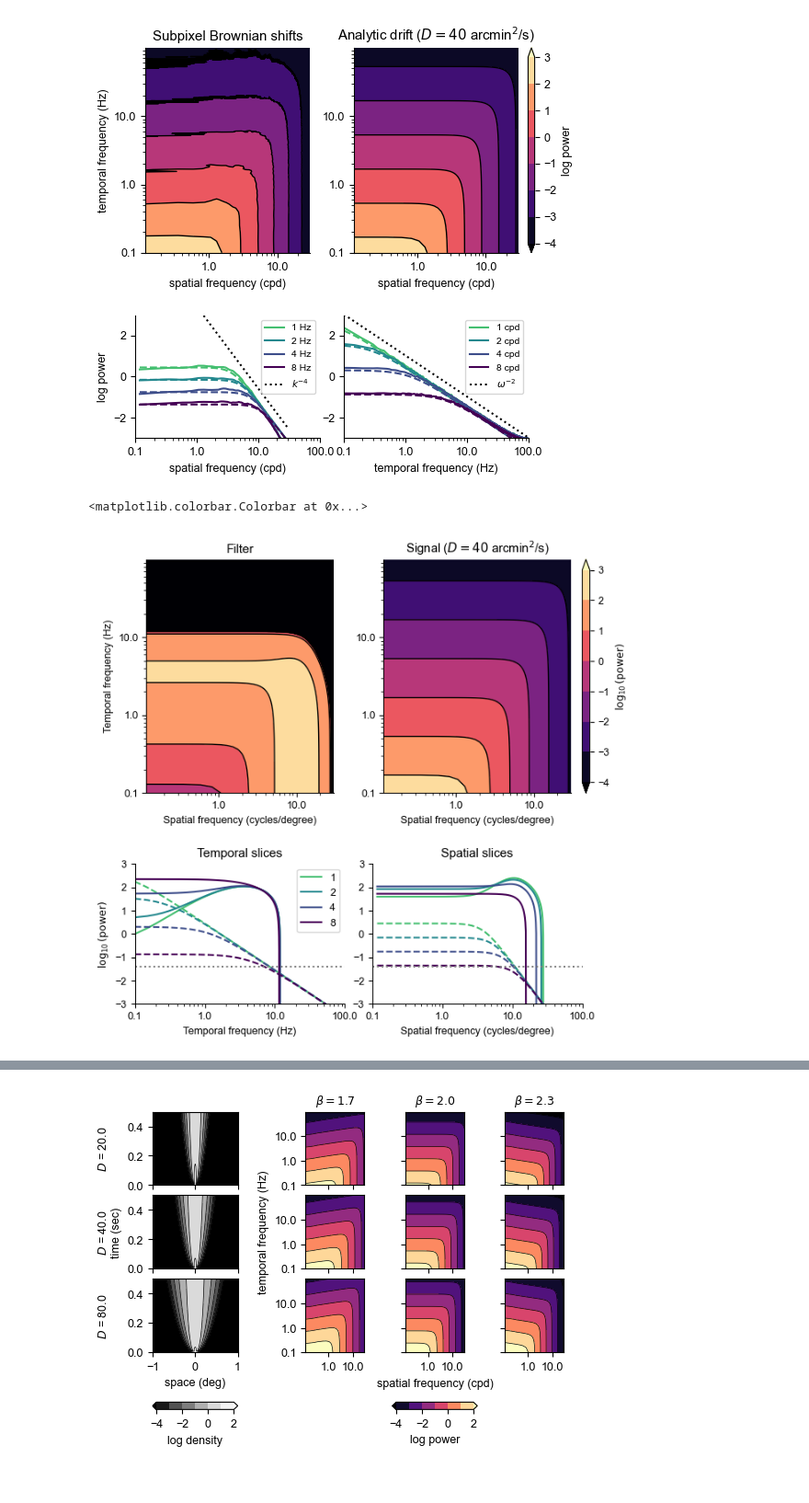
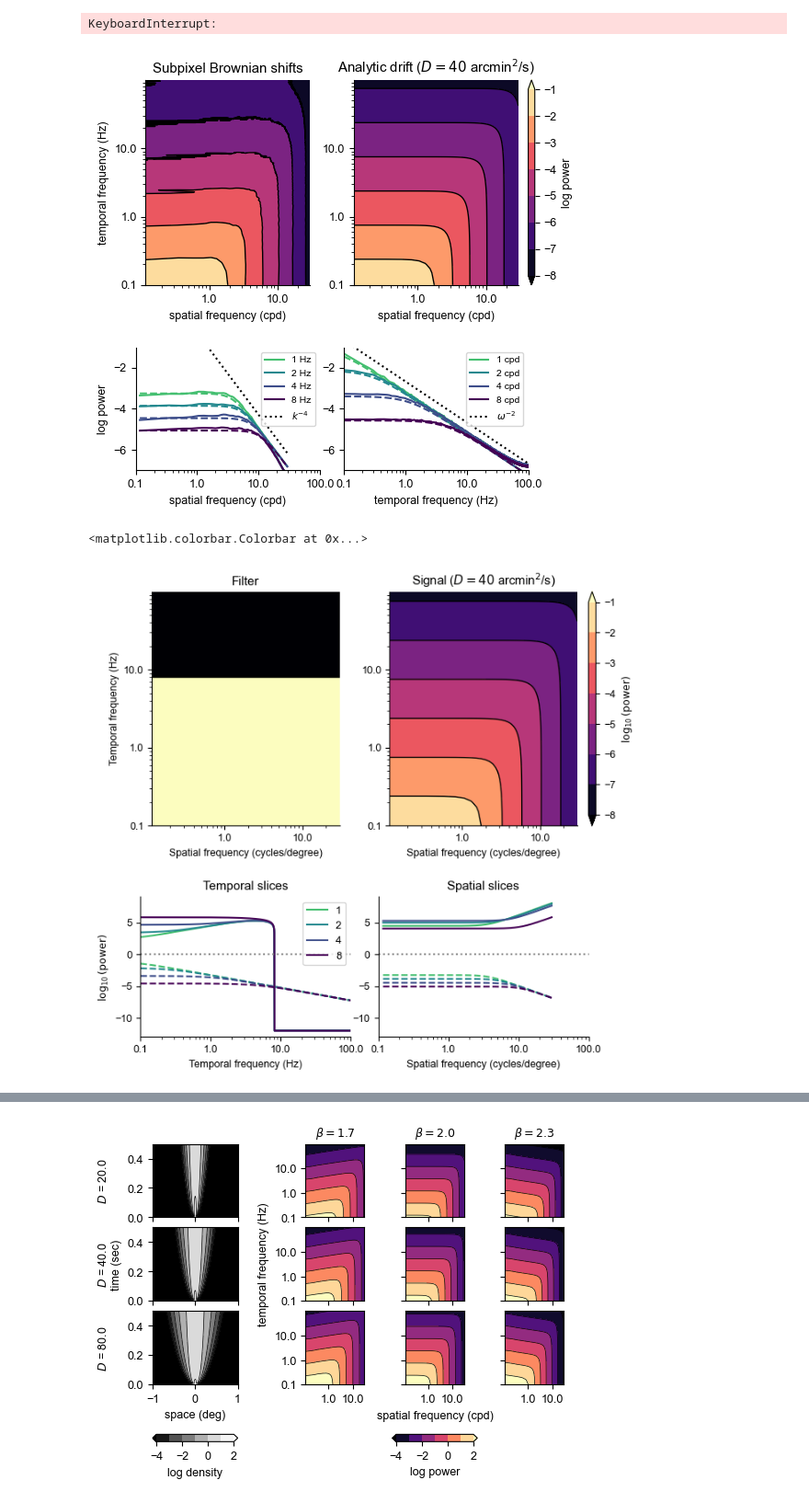
Before and after one commit to Yates-Lab/efficient-coding-drift-spectrum, a Jupyter notebook: scripts/moving_retina_2.ipynb, the cells around one changed output, grey strips where cells are left out. Shown at 92% size. Cells and saved outputs as stored; diff of their text form; code cells hidden in the pictures.

Commit message:
input signal now has unit variance but the input noises to the functions need fixing. Still have not varified it gives me expected soluion

```diff
--- a/scripts/moving_retina_2.ipynb
+++ b/scripts/moving_retina_2.ipynb
@@ -234,0 +315,6 @@ min,max spatial frequency: 0.12, 59.77
+# %%
+fig,ax = plt.subplots(figsize=(hw,0.666*hw))
+ax.plot(temporal_costs,D_opts)
+ax.set_xlabel("temporal smoothness penalty $\eta$")
+ax.set_ylabel("optimal diffusion constant\n(arcmin$^2$/s)")
+fig.savefig("../results/optimal_diffusion_constant_vs_temporal_cost.pdf",bbox_inches="tight")
@@ -237,10 +325,12 @@ def sweep_noise():
 
     all_MI_vals = []
     v_opt_list = []
-    sigma_ins_sweep = np.arange(0.0,0.41,0.05)
+    # sigma_ins_sweep = np.arange(0.0,0.41,0.05)
+    sigma_ins_sweep = np.arange(0.0,0.41,0.1)
     sigma_ins_sweep[0] = 0.01
-    sigma_outs_sweep = np.arange(0.0,3.5,0.5)
-    sigma_outs_sweep[0] = 0.5
+    # sigma_outs_sweep = np.arange(0.0,3.5,0.5)
+    sigma_outs_sweep = np.asarray([2])
+    # sigma_outs_sweep[0] = 0.5
 
     D_arcmins = np.logspace(-1.3, 3, 20)
 
@@ -260,7 +350,8 @@ def sweep_noise():
                     sigma_in,
                     sigma_out,
                     alpha,
-                    c=temporal_cost
+                    c=temporal_cost,
+                    temporal_cost_function=temporal_cost_function
                 )
                 MI_vals.append(MI)
                 v_opts.append(v_opt)
@@ -280,7 +371,7 @@ def sweep_noise():
     # MI vs D for three fixed input-noise models, at fixed output noise.
     sigma_out_fixed = 2.0
     j_out = int(np.argmin(np.abs(sigma_outs_sweep - sigma_out_fixed)))
-    input_noise_to_plot = [3, 4, 5]  # indices into sigma_ins_sweep
+    input_noise_to_plot = [0,1, 2, 3]  # indices into sigma_ins_sweep
 
     for color_i, i in enumerate(input_noise_to_plot):
         MI_vals = all_MI_arr[i, j_out]
@@ -334,19 +425,22 @@ def sweep_noise():
 
 
     plt.tight_layout()
-    plt.savefig("../results/optimal_diffusion_constant_vs_input_output_noise.pdf")
+    # plt.savefig("../results/optimal_diffusion_constant_vs_input_output_noise_.pdf")
 
-# sweep_noise()
+sweep_noise()
+# %% [output]
+KeyboardInterrupt:
 # %%
 Cx, v_opt, MI = mutual_information(
     sf,
     tf,
     weights,
     D_deg,
-    sigma_in,
+    input_noise_psd,
     sigma_out,
     alpha,
-    c=temporal_cost
+    c=temporal_cost,
+    temporal_cost_function=temporal_cost_function
 )
 # %%
 ylim = [0.1,100]
@@ -371,6 +465,8 @@ plot_analytic = np.log10(np.clip(Cx_drift(sf_empirical, tf, D_deg, alpha=2.0), 1
 # Match the empirical normalization (overall multiplicative gain in linear power).
 offset = np.nanmedian(plot_analytic - plot_subpix)
 plot_subpix = plot_subpix + offset
+# offset = np.nanmedian(plot_subpix-plot_analytic)
+# plot_analytic = plot_analytic + offset
 
 levels = np.arange(
     np.floor(np.nanmin([plot_subpix.min(), plot_analytic.min()])),
@@ -400,8 +496,19 @@ for ax, title in [
     ax.set_aspect("equal", adjustable="box")
 ax_emp.set_ylabel("temporal frequency (Hz)")
 
+colors = mpl.cm.viridis_r(np.linspace(0.3, 1, len(tf_targets)))
+ax_spatial = fig.add_subplot(g[1, :2], )
+for j,target in enumerate(tf_targets):
+    i = np.argmin(np.abs(tf_plot - target))
+    line = ax_spatial.plot(sf_plot, plot_subpix[:, i],  label=f"{tf_plot[i]:.1g} Hz",color=colors[j])[0]
+    ax_spatial.plot(sf_plot, plot_analytic[:, i], "--", color=line.get_color())
+
+a = np.argmin(np.abs(sf_plot - 2))
+p = max(plot_subpix[a, np.argmin(np.abs(tf_plot - t))] for t in tf_targets) + 1.75
+ax_spatial.plot(sf_plot, p - 4 * np.log10(sf_plot / sf_plot[a]), "k:", label=r"$k^{-4}$")
+
 colors = mpl.cm.viridis_r(np.linspace(0.3, 1, len(sf_targets)))
-ax_temporal = fig.add_subplot(g[1, 2:])
+ax_temporal = fig.add_subplot(g[1, 2:],sharey=ax_spatial)
 for j,target in enumerate(sf_targets):
     i = np.argmin(np.abs(sf_plot - target))
     line = ax_temporal.plot(tf_plot, plot_subpix[i], label=f"{sf_plot[i]:.1g} cpd",color=colors[j])[0]
@@ -410,17 +517,6 @@ for j,target in enumerate(sf_targets):
 a = np.argmin(np.abs(tf_plot - 2))
 p = max(plot_subpix[np.argmin(np.abs(sf_plot - t)), a] for t in sf_targets) + 0.5
 ax_temporal.plot(tf_plot, p - 2 * np.log10(tf_plot / tf_plot[a]), "k:",  label=r"$\omega^{-2}$")
-
-colors = mpl.cm.viridis_r(np.linspace(0.3, 1, len(tf_targets)))
-ax_spatial = fig.add_subplot(g[1, :2], sharey=ax_temporal)
-for j,target in enumerate(tf_targets):
-    i = np.argmin(np.abs(tf_plot - target))
-    line = ax_spatial.plot(sf_plot, plot_subpix[:, i],  label=f"{tf_plot[i]:.1g} Hz",color=colors[j])[0]
-    ax_spatial.plot(sf_plot, plot_analytic[:, i], "--", color=line.get_color())
-
-a = np.argmin(np.abs(sf_plot - 2))
-p = max(plot_subpix[a, np.argmin(np.abs(tf_plot - t))] for t in tf_targets) + 1.75
-ax_spatial.plot(sf_plot, p - 4 * np.log10(sf_plot / sf_plot[a]), "k:", label=r"$k^{-4}$")
 
 ax_temporal.set(xscale="log", xlabel="temporal frequency (Hz)")
 ax_spatial.set(xscale="log", xlabel="spatial frequency (cpd)", ylabel="log power")
@@ -441,7 +537,7 @@ for ax in [ax_emp, ax_analytic]:
 for ax in [ax_temporal, ax_spatial]:
     ax.spines["top"].set_visible(False)
     ax.spines["right"].set_visible(False)
-    ax.set_ylim([-3,3])
+    ax.set_ylim([-7,-1])
 
 cax = inset_axes(
     ax_analytic,
@@ -455,17 +551,19 @@ cax = inset_axes(
 fig.colorbar(c_emp, cax=cax, label=r"log power")
 plt.savefig("../results/emp_vs_analytic.pdf")
 # %% [output]
-[figure, old version]
+[figure, new version]
 # %%
 plot_filter = np.log10(np.clip(v_opt, 1e-12, None))[np.ix_(sf_mask, tf_mask)]
 
 levels = np.arange(
     np.floor(np.nanmin([plot_subpix.min(), plot_analytic.min()])),
     np.ceil(np.nanmax([plot_subpix.max(), plot_analytic.max()])) + 1,
+    1
 )
 filter_levels = np.arange(
     np.floor(np.nanmin([plot_filter.min()])),
     np.ceil(np.nanmax([plot_filter.max()])) + 1,
+    1
 )
 filter_levels = levels# np.arange(-1,5)
 
@@ -533,33 +631,33 @@ f.set_useOffset(False)
 for ax in [ax_filter, ax_analytic, ax_temporal, ax_spatial]:
     ax.xaxis.set_major_formatter(f)
 for ax in [ax_filter, ax_analytic]:
     ax.yaxis.set_major_formatter(f)
 for ax in [ax_temporal, ax_spatial]:
     ax.spines["top"].set_visible(False)
     ax.spines["right"].set_visible(False)
-    ax.axhline(np.log10(sigma_in**2),color="grey",linestyle=":")
-    ax.set_ylim([-3,3])
+    ax.axhline(input_noise_psd,color="grey",linestyle=":")
+    # ax.set_ylim([-3,3])
 
 cax = inset_axes(
     ax_analytic,
     width="4%",
     height="100%",
     loc="lower left",
     bbox_to_anchor=(1.06, 0, 1, 1),
     bbox_transform=ax_analytic.transAxes,
     borderpad=0,
 )
 fig.colorbar(c_analytic, cax=cax, label=r"$\log_{10}(\mathrm{power})$")
 # cax = inset_axes(
 #     ax_filter,
 #     width="4%",
 #     height="100%",
 #     loc="lower left",
 #     bbox_to_anchor=(1.06, 0, 1, 1),
 #     bbox_transform=ax_filter.transAxes,
 #     borderpad=0,
 # )
 # fig.colorbar(c_filter, cax=cax, label=r"$\log_{10}(\mathrm{power})$")
 # %% [output]
 <matplotlib.colorbar.Colorbar at 0x...>
-[figure, old version]
+[figure, new version]
```
Also changed, not shown: parts of 11 cells of this notebook.
